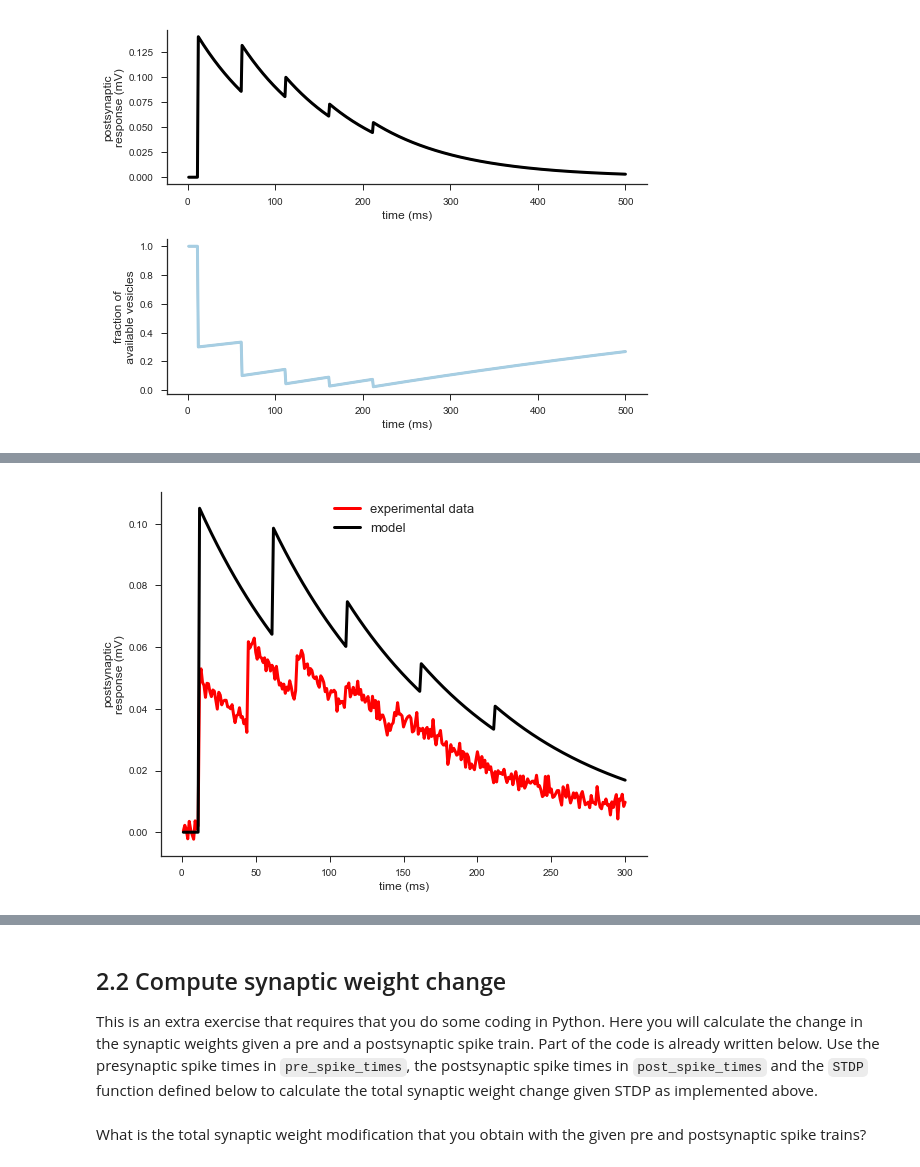
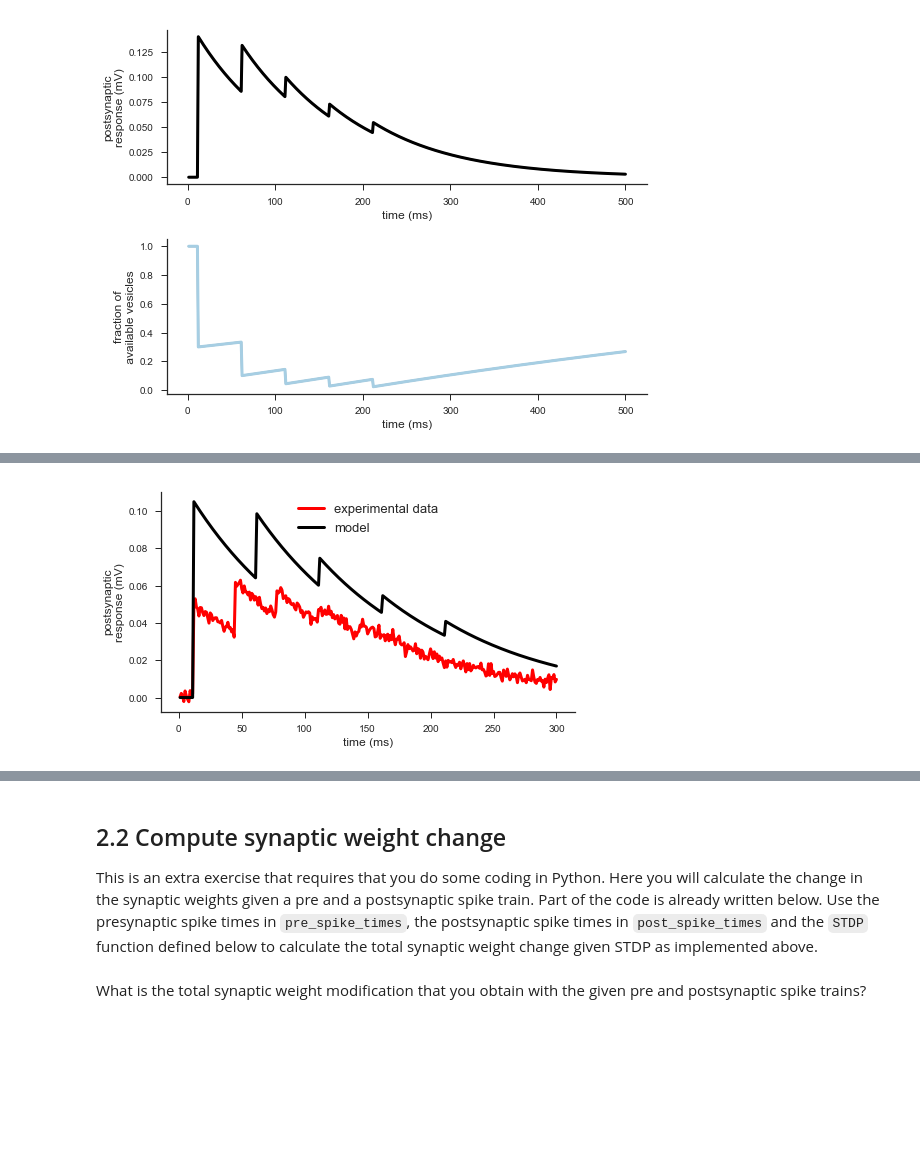
Before and after one commit to ruipontecosta/courses, a Jupyter notebook: Modelling synaptic plasticity (STP and STDP).ipynb, the cells around one changed output, grey strips where cells are left out. Saved outputs shown, nothing was run; the diff lists cells and outputs as text; code cells hidden in the pictures; blank space fills up the shorter version.

```diff
--- a/Modelling synaptic plasticity (STP and STDP).ipynb
+++ b/Modelling synaptic plasticity (STP and STDP).ipynb
@@ -194,35 +196,35 @@ for t in range(1,simtime-1):
     dVm = -Vm[t]/tau_mem + q*R[t]*P_r*spikes[t]
     Vm[t+1] = Vm[t] + dt*dVm
 
     dR = (1-R[t])/tau_D - P_r*R[t]*spikes[t]/dt
     R[t+1] = R[t] + dt*dR
 
 
-fig = plt.figure(figsize=(8, 6))
+fig = plt.figure(figsize=(7, 4))
 
 lw = 3
 nrows = 1
 ncols = 2
 
 #A: Postsynaptic responses
 ax_A = plt.subplot2grid((nrows,ncols), (0, 0), colspan=2)
 
 linear_fun = np.arange(1,simtime+1)
 
 data = np.fromfile('data_STD_PCPC.dat', dtype=float)
 
 ax_A.plot(linear_fun, data, label='experimental data', linewidth=lw, color='red')
 ax_A.plot(linear_fun, Vm, label='model', linewidth=lw, color='black')
 ax_A.set(xlabel='time (ms)', ylabel='postsynaptic\nresponse (mV)')#, xlim=(0,30), ylim=(-5,30))
 ax_A.legend(fontsize=13, loc='upper center')
 
 sns.despine()
 
 plt.tight_layout()
 
 plt.show()
 # %% [output]
-[figure, old version]
+[figure, new version]
 # %% [markdown]
 # 2. Modelling spike-timing-dependent plasticity (STDP)
 
```
Also changed, not shown: parts of 3 cells of this notebook.
